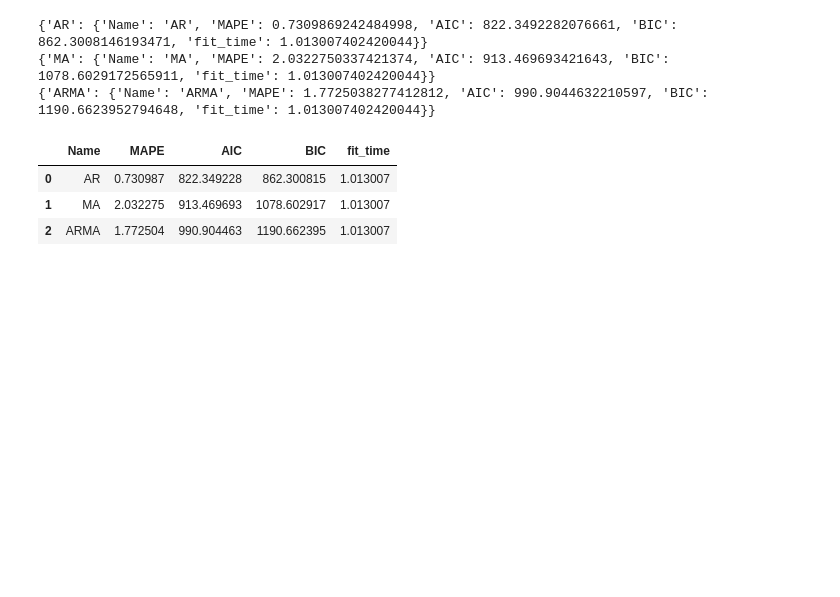
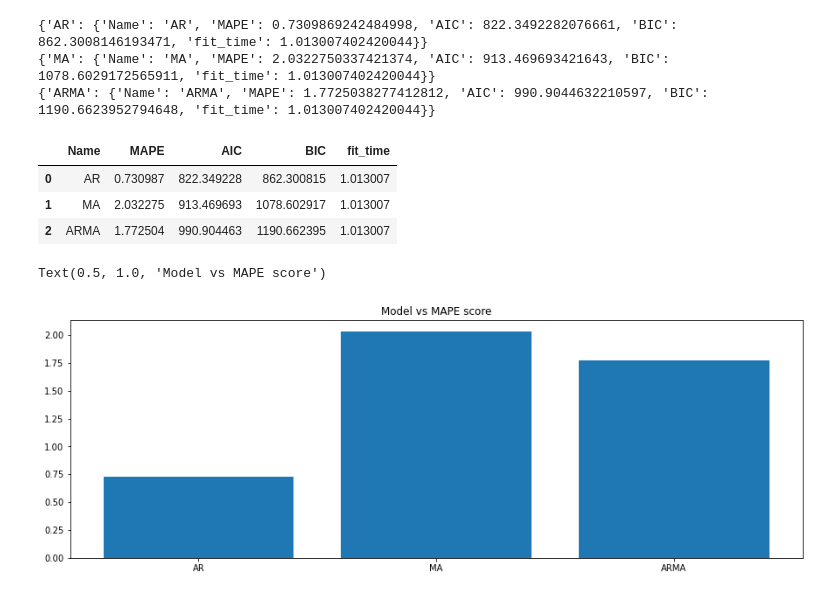
Before and after one commit to Pramod-Kumar808/time_series, a Jupyter notebook: notebook/Project_Notebook.ipynb, the cells around one changed output. Drawn from its saved outputs; the diff is of its cells as text; code cells hidden in the pictures; blank space fills up the shorter version.

```diff
--- a/notebook/Project_Notebook.ipynb
+++ b/notebook/Project_Notebook.ipynb
@@ -531 +527,7 @@ fig.show()
+# %%
+plt.bar(dataframe["Name"], dataframe["MAPE"])
+plt.title("Model vs MAPE score")
+# %% [output]
+Text(0.5, 1.0, 'Model vs MAPE score')
+[figure, added]
 # %%
```
Also changed, not shown: parts of 5 cells of this notebook.
